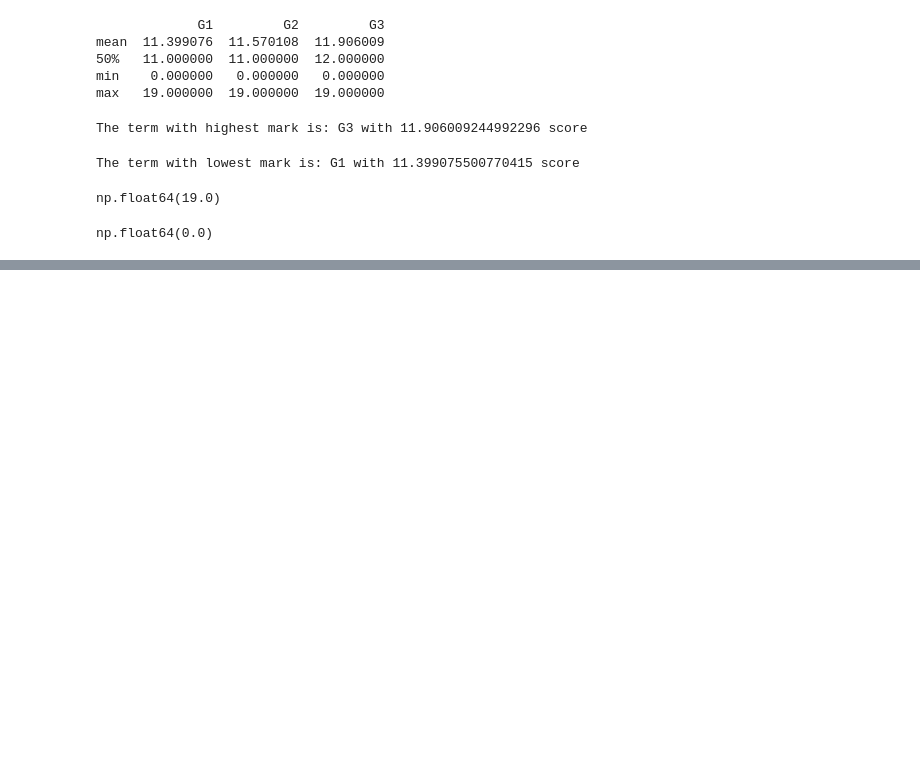
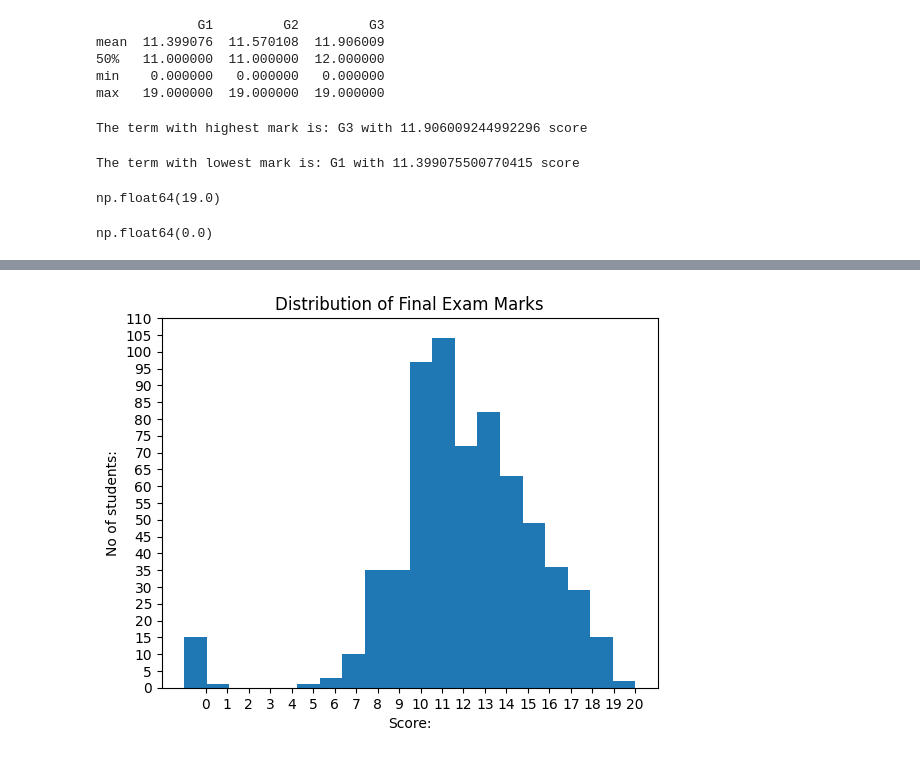
Before and after one commit to dipak1920basnet/Student_Mark_analysis, a Jupyter notebook: student_performance.ipynb, the cells around one changed output, grey strips where cells are left out. Saved outputs shown, nothing was run; the diff lists cells and outputs as text; code cells hidden in the pictures; blank space fills up the shorter version.

```diff
--- a/student_performance.ipynb
+++ b/student_performance.ipynb
@@ -262,0 +240,13 @@ np.float64(0.0)
+# %%
+x = dataframe["G3"]
+# y = list(dataframe.index)
+plt.hist(x,bins=20, range=(x.min()-1, x.max()+1))
+plt.xticks(range(0,21,1))
+plt.yticks(range(0,111,5))
+plt.title("Distribution of Final Exam Marks")
+plt.xlabel("Score:")
+plt.ylabel("No of students:")
+plt.savefig("hist")
+plt.show()
+# %% [output]
+[figure, added]
```
Also changed, not shown: parts of 5 cells of this notebook, 2 other files.
